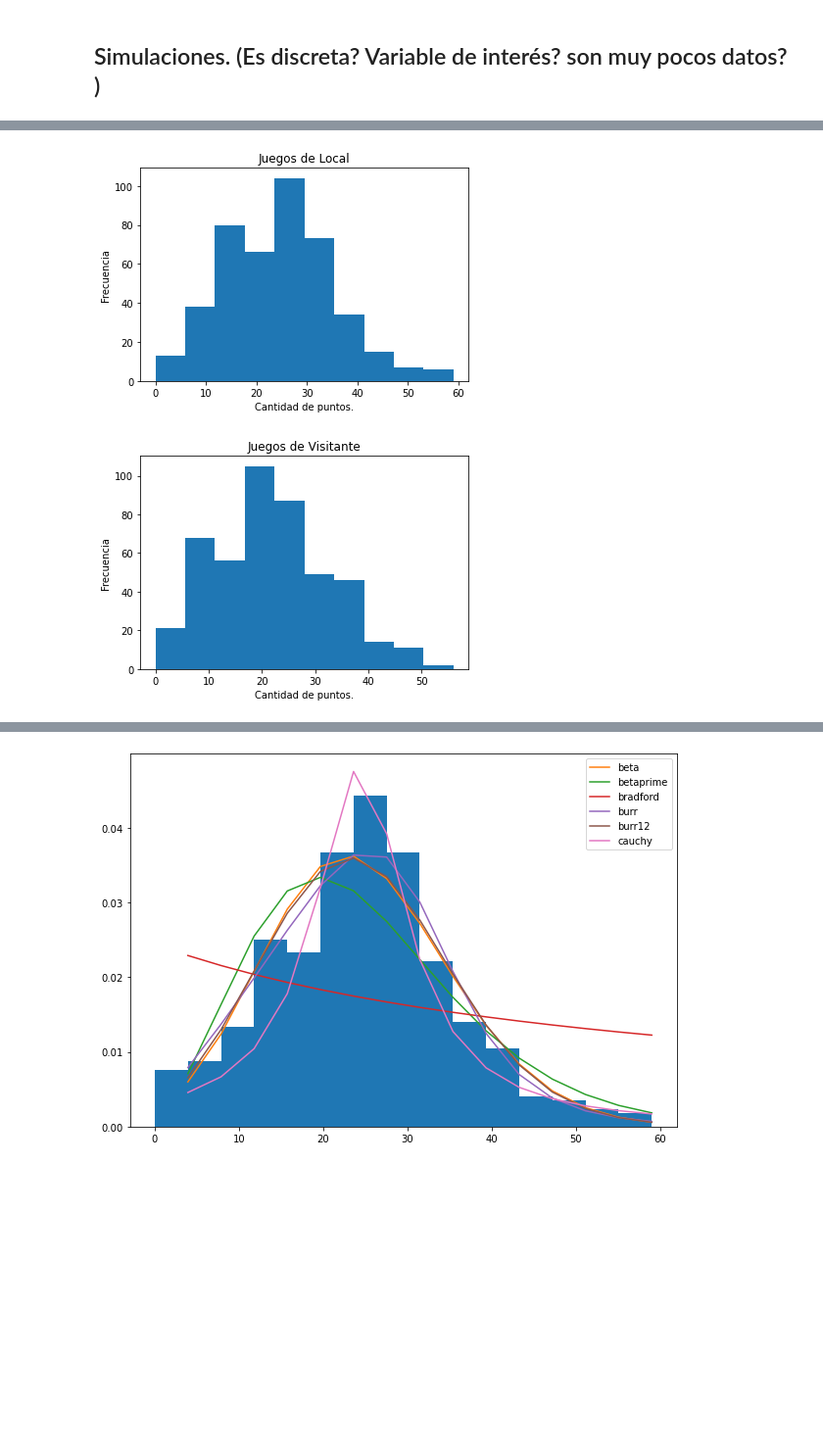
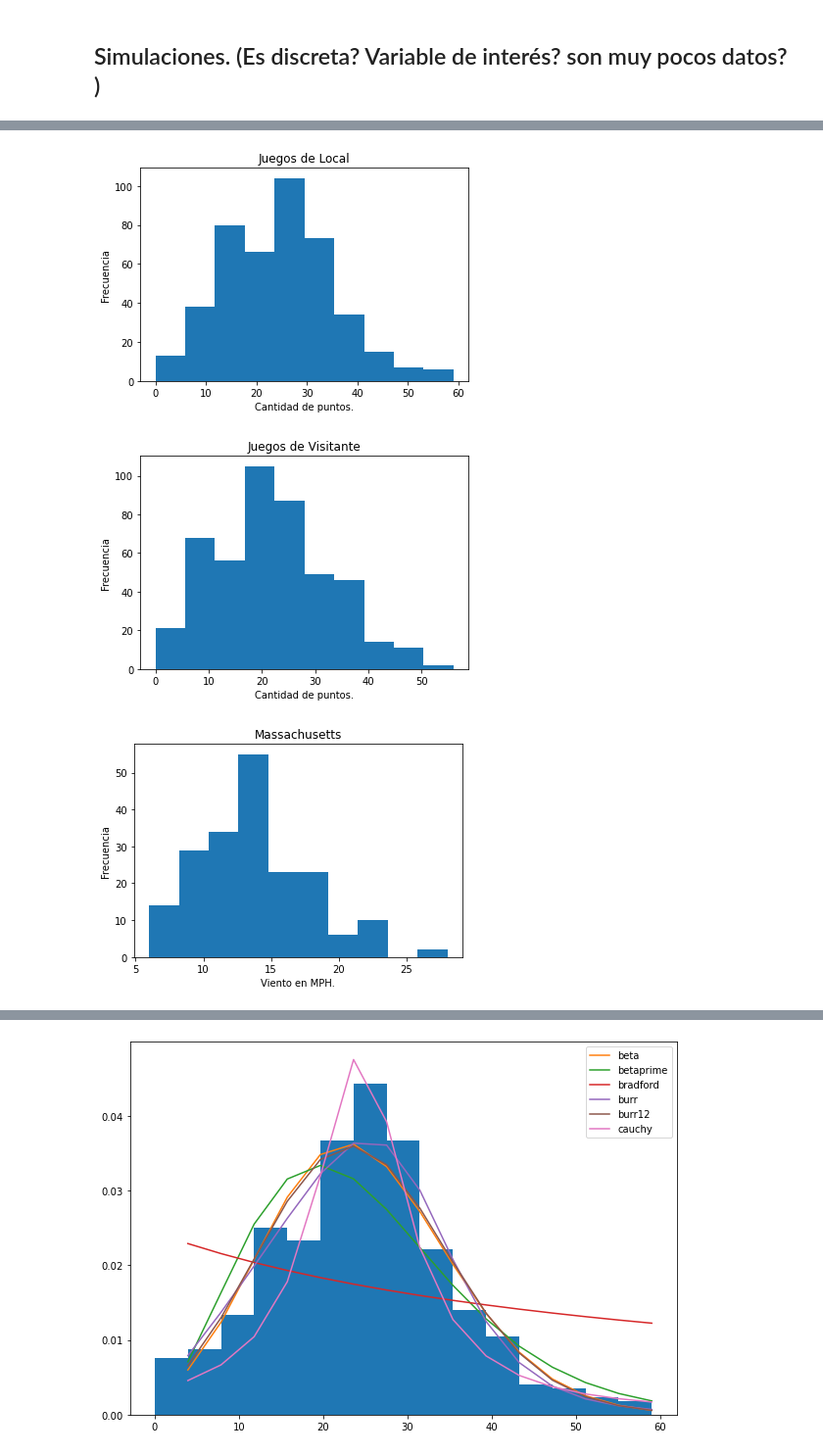
Before and after one commit to Kike14/ProyectoConjunto_EJRodriguez_DOrozco_JPJimenez, a Jupyter notebook: ProyectoModulo1_OrozcoE_MendozaJ__GomezD.ipynb, the cells around one changed output, grey strips where cells are left out. Shown: that part at 98% size. Saved outputs shown, nothing was run; the diff lists cells and outputs as text; code cells hidden in the pictures; blank space fills up the shorter version.

```diff
--- a/ProyectoModulo1_OrozcoE_MendozaJ__GomezD.ipynb
+++ b/ProyectoModulo1_OrozcoE_MendozaJ__GomezD.ipynb
@@ -82,20 +90,32 @@ warnings.filterwarnings("ignore")
 #### Obtención de datos
 home_data = pd.read_excel('Datos Nodos.xlsx', sheet_name = 'Home Pats', index_col = 0)
 away_data = pd.read_excel('Datos Nodos.xlsx', sheet_name = 'Away Pats', index_col = 0)
+POP_data = pd.read_excel('Datos Nodos.xlsx', sheet_name = 'POP')
+W_data = pd.read_excel('Datos Nodos.xlsx', sheet_name = 'WW')
 hd = home_data['score_home']
 ad = away_data['score_away']
+ww = W_data['weather_wind_mph']
+pop = POP_data['Points']
 # %%
+#PABUL
 plt.hist(hd)
 plt.xlabel('Cantidad de puntos.')
 plt.ylabel('Frecuencia')
 plt.title('Juegos de Local')
 plt.show()
 
 plt.hist(ad)
 plt.xlabel('Cantidad de puntos.')
 plt.ylabel('Frecuencia')
 plt.title('Juegos de Visitante')
 plt.show()
+
+plt.hist(ww)
+plt.xlabel('Viento en MPH.')
+plt.ylabel('Frecuencia')
+plt.title('Massachusetts')
+plt.show()
 # %% [output]
 [figure]
 [figure]
+[figure, added]
```
Also changed, not shown: parts of 26 cells of this notebook, 2 other files.
